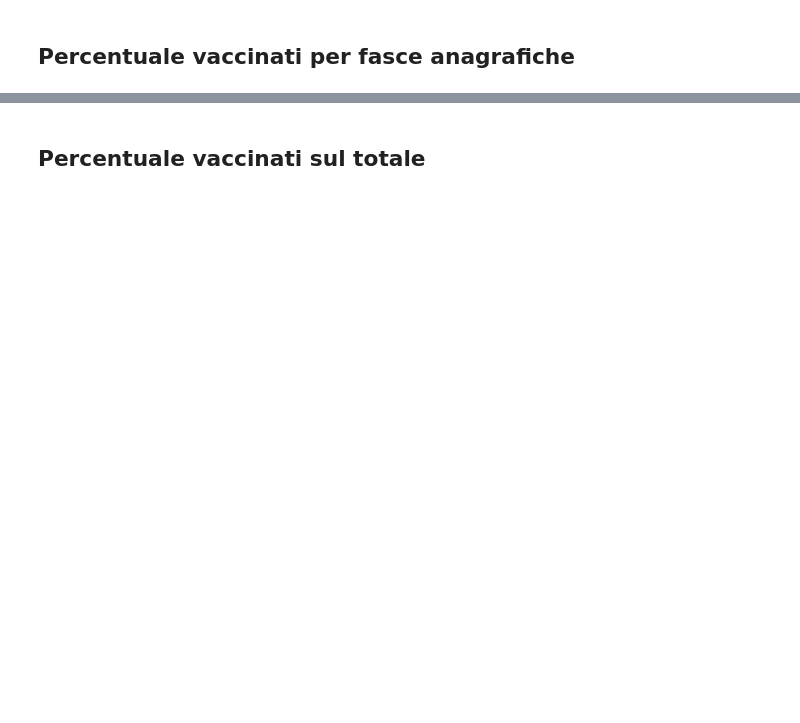
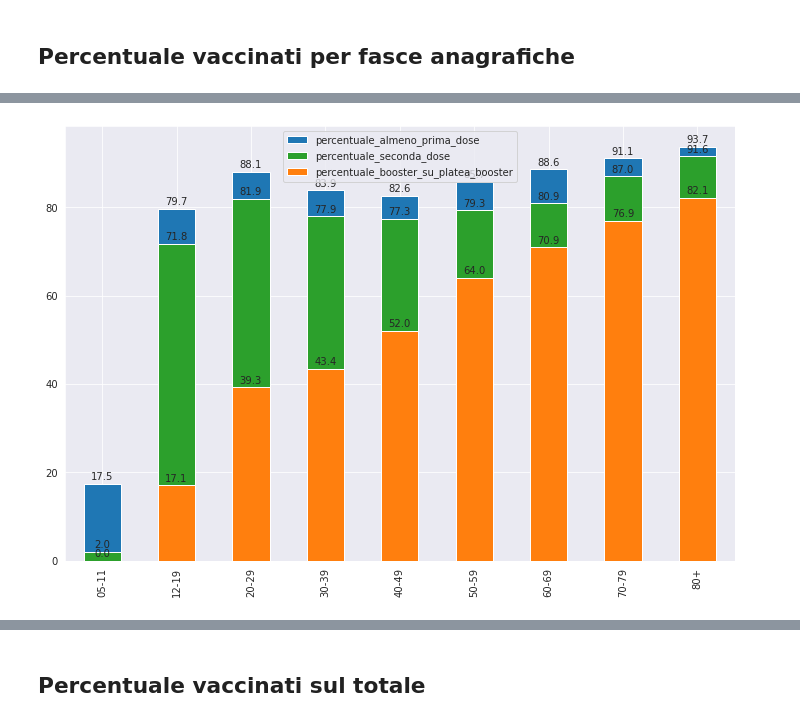
Before and after one commit to gitary/analisi_dati_COVID, a Jupyter notebook: somministrazione_vaccini.ipynb, the cells around one changed output, grey strips where cells are left out. Cells and saved outputs as stored; diff of their text form; code cells hidden in the pictures; blank space fills up the shorter version.

```diff
--- a/somministrazione_vaccini.ipynb
+++ b/somministrazione_vaccini.ipynb
@@ -276,0 +658,5 @@ df_platea_grouped
+# %%
+df_platea_booster_grouped = df_platea_booster.groupby('categoria_prevalente').sum()
+df_platea_booster_grouped.rename(index={'80-89':'80+'},\
+                                 columns ={'totale_popolazione': 'totale_popolazione_booster'},inplace=True)
+df_platea_booster_grouped
@@ -288,3 +697,3 @@ df_anag_new
 # %%
-df_fasce = pd.concat([df_anag_new, df_platea_grouped], axis = 1)
+df_fasce = pd.concat([df_anag_new, df_platea_grouped, df_platea_booster_grouped], axis = 1)
 df_fasce
@@ -293,6 +711,7 @@ df_fasce
 # %%
 df_fasce.loc[:, 'percentuale_almeno_prima_dose'] = df_fasce['prima_dose'] / df_fasce['totale_popolazione']*100
 df_fasce.loc[:, 'percentuale_seconda_dose'] = df_fasce['seconda_dose'] / df_fasce['totale_popolazione']*100
-df_fasce.loc[:, 'percentuale_booster'] = df_fasce['dose_addizionale_booster'] / df_fasce['totale_popolazione']*100
-
+df_fasce.loc[:, 'percentuale_booster_su_tot'] = df_fasce['dose_addizionale_booster'] / df_fasce['totale_popolazione']*100
+df_fasce.loc[:, 'percentuale_booster_su_platea_booster'] = df_fasce['dose_addizionale_booster'] /\
+                                                            df_fasce['totale_popolazione_booster']*100
 df_fasce
@@ -346,8 +789,8 @@ add_value_labels(ax, spacing=2)
 # %%
-#df_fasce.plot(kind = 'bar', y = 'percentuale_almeno_prima_dose')
-
 fig, ax = plt.subplots(figsize =(12, 8))  #figsize =(5, 5)
 df_fasce.plot(kind = 'bar', y = 'percentuale_almeno_prima_dose', ax = ax, color="tab:blue")
 df_fasce.plot(kind = 'bar', y = 'percentuale_seconda_dose', ax = ax, color="tab:green")
-df_fasce.plot(kind = 'bar', y = 'percentuale_booster', ax = ax, color="tab:orange")
+df_fasce.plot(kind = 'bar', y = 'percentuale_booster_su_platea_booster', ax = ax, color="tab:orange")
 add_value_labels(ax)
+# %% [output]
+[figure, added]
```
Also changed, not shown: parts of 95 cells of this notebook.
